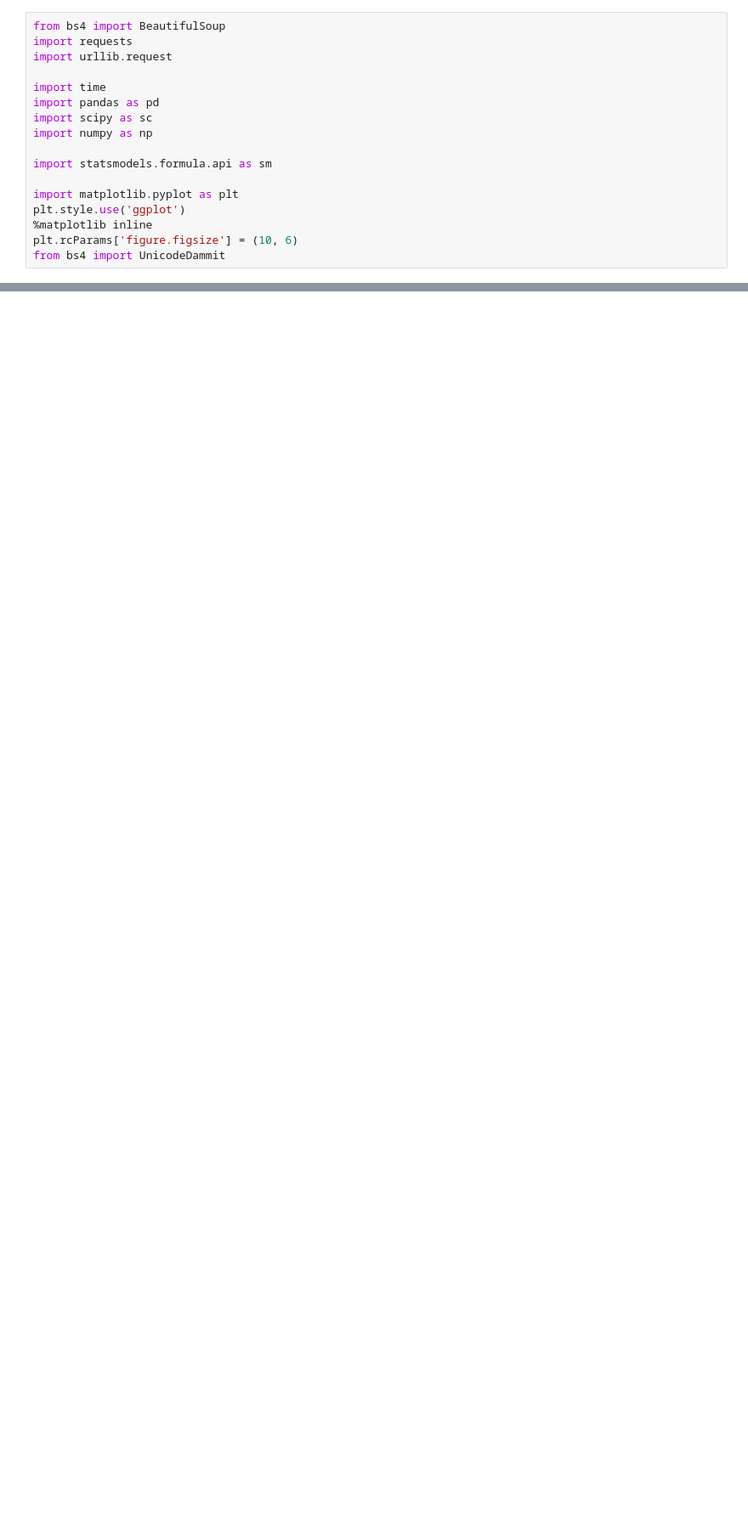
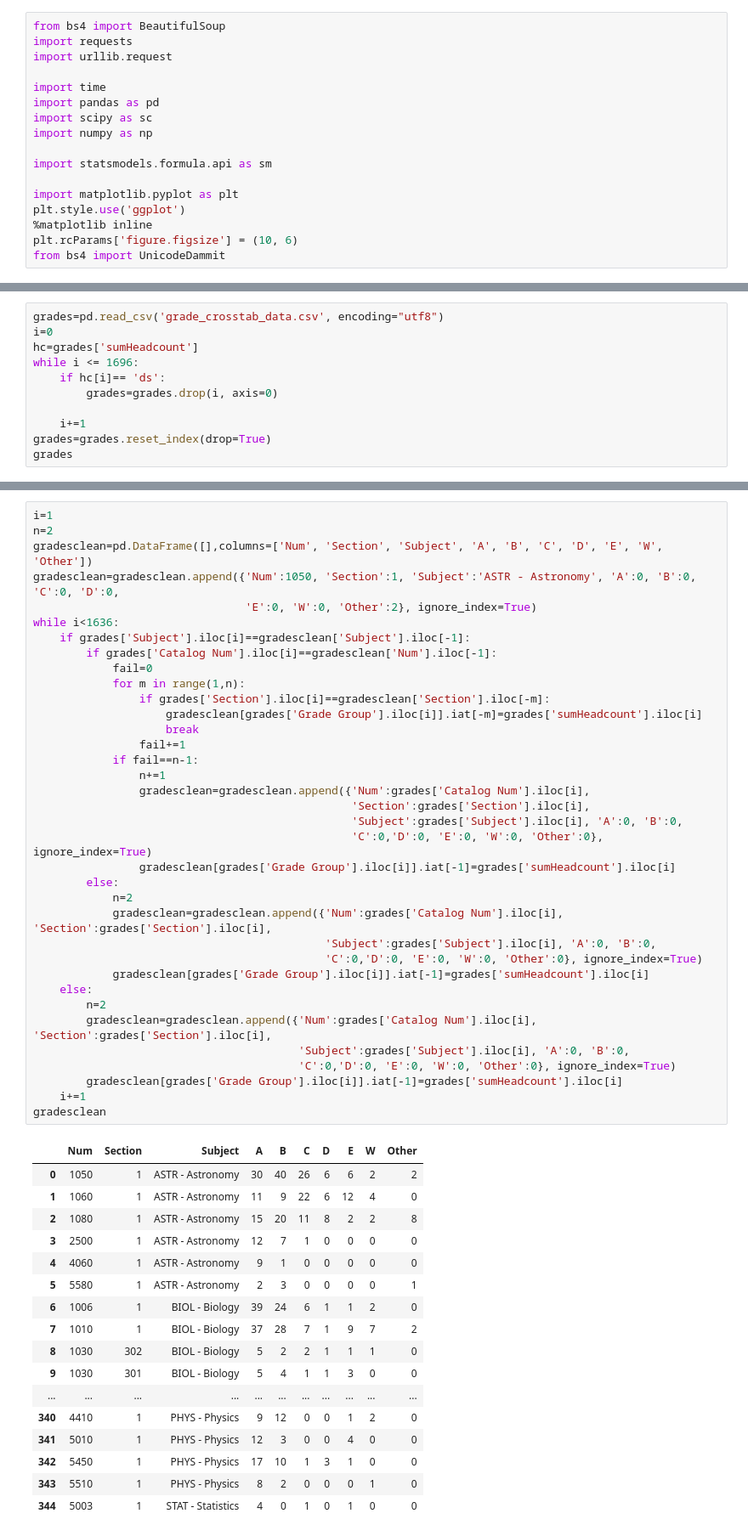
Before and after one commit to piraquive/DS_project, a Jupyter notebook: DS project scraping.ipynb, the cells around one changed output, grey strips where cells are left out. Shown at 85% size. Saved outputs shown, nothing was run; the diff lists cells and outputs as text; blank space fills up the shorter version.

```diff
--- a/DS project scraping.ipynb
+++ b/DS project scraping.ipynb
@@ -39,0 +18,11 @@ grades
+# %%
+grades=pd.read_csv('grade_crosstab_data.csv', encoding="utf8")
+i=0
+hc=grades['sumHeadcount']
+while i <= 1696:
+    if hc[i]== 'ds':
+        grades=grades.drop(i, axis=0)
+
+    i+=1
+grades=grades.reset_index(drop=True)
+grades
@@ -39,0 +48,54 @@ grades
+# %%
+i=1
+n=2
+gradesclean=pd.DataFrame([],columns=['Num', 'Section', 'Subject', 'A', 'B', 'C', 'D', 'E', 'W', 'Other'])
+gradesclean=gradesclean.append({'Num':1050, 'Section':1, 'Subject':'ASTR - Astronomy', 'A':0, 'B':0, 'C':0, 'D':0,
+                                'E':0, 'W':0, 'Other':2}, ignore_index=True)
+while i<1636:
+    if grades['Subject'].iloc[i]==gradesclean['Subject'].iloc[-1]:
+        if grades['Catalog Num'].iloc[i]==gradesclean['Num'].iloc[-1]:
+            fail=0
+            for m in range(1,n):
+                if grades['Section'].iloc[i]==gradesclean['Section'].iloc[-m]:
+                    gradesclean[grades['Grade Group'].iloc[i]].iat[-m]=grades['sumHeadcount'].iloc[i]
+                    break
+                fail+=1
+            if fail==n-1:
+                n+=1
+                gradesclean=gradesclean.append({'Num':grades['Catalog Num'].iloc[i],
+                                                'Section':grades['Section'].iloc[i],
+                                                'Subject':grades['Subject'].iloc[i], 'A':0, 'B':0,
+                                                'C':0,'D':0, 'E':0, 'W':0, 'Other':0}, ignore_index=True)
+                gradesclean[grades['Grade Group'].iloc[i]].iat[-1]=grades['sumHeadcount'].iloc[i]
+        else:
+            n=2
+            gradesclean=gradesclean.append({'Num':grades['Catalog Num'].iloc[i], 'Section':grades['Section'].iloc[i],
+                                            'Subject':grades['Subject'].iloc[i], 'A':0, 'B':0,
+                                            'C':0,'D':0, 'E':0, 'W':0, 'Other':0}, ignore_index=True)
+            gradesclean[grades['Grade Group'].iloc[i]].iat[-1]=grades['sumHeadcount'].iloc[i]
+    else:
+        n=2
+        gradesclean=gradesclean.append({'Num':grades['Catalog Num'].iloc[i], 'Section':grades['Section'].iloc[i],
+                                        'Subject':grades['Subject'].iloc[i], 'A':0, 'B':0,
+                                        'C':0,'D':0, 'E':0, 'W':0, 'Other':0}, ignore_index=True)
+        gradesclean[grades['Grade Group'].iloc[i]].iat[-1]=grades['sumHeadcount'].iloc[i]
+    i+=1
+gradesclean
+# %% [output]
+|  | Num | Section | Subject | A | B | C | D | E | W | Other |
+| 0 | 1050 | 1 | ASTR - Astronomy | 30 | 40 | 26 | 6 | 6 | 2 | 2 |
+| 1 | 1060 | 1 | ASTR - Astronomy | 11 | 9 | 22 | 6 | 12 | 4 | 0 |
+| 2 | 1080 | 1 | ASTR - Astronomy | 15 | 20 | 11 | 8 | 2 | 2 | 8 |
+| 3 | 2500 | 1 | ASTR - Astronomy | 12 | 7 | 1 | 0 | 0 | 0 | 0 |
+| 4 | 4060 | 1 | ASTR - Astronomy | 9 | 1 | 0 | 0 | 0 | 0 | 0 |
+| 5 | 5580 | 1 | ASTR - Astronomy | 2 | 3 | 0 | 0 | 0 | 0 | 1 |
+| 6 | 1006 | 1 | BIOL - Biology | 39 | 24 | 6 | 1 | 1 | 2 | 0 |
+| 7 | 1010 | 1 | BIOL - Biology | 37 | 28 | 7 | 1 | 9 | 7 | 2 |
+| 8 | 1030 | 302 | BIOL - Biology | 5 | 2 | 2 | 1 | 1 | 1 | 0 |
+| 9 | 1030 | 301 | BIOL - Biology | 5 | 4 | 1 | 1 | 3 | 0 | 0 |
+| ... | ... | ... | ... | ... | ... | ... | ... | ... | ... | ... |
+| 340 | 4410 | 1 | PHYS - Physics | 9 | 12 | 0 | 0 | 1 | 2 | 0 |
+| 341 | 5010 | 1 | PHYS - Physics | 12 | 3 | 0 | 0 | 4 | 0 | 0 |
+| 342 | 5450 | 1 | PHYS - Physics | 17 | 10 | 1 | 3 | 1 | 0 | 0 |
+| 343 | 5510 | 1 | PHYS - Physics | 8 | 2 | 0 | 0 | 0 | 1 | 0 |
+| 344 | 5003 | 1 | STAT - Statistics | 4 | 0 | 1 | 0 | 1 | 0 | 0 |
```
Also changed, not shown: parts of 3 cells of this notebook.
